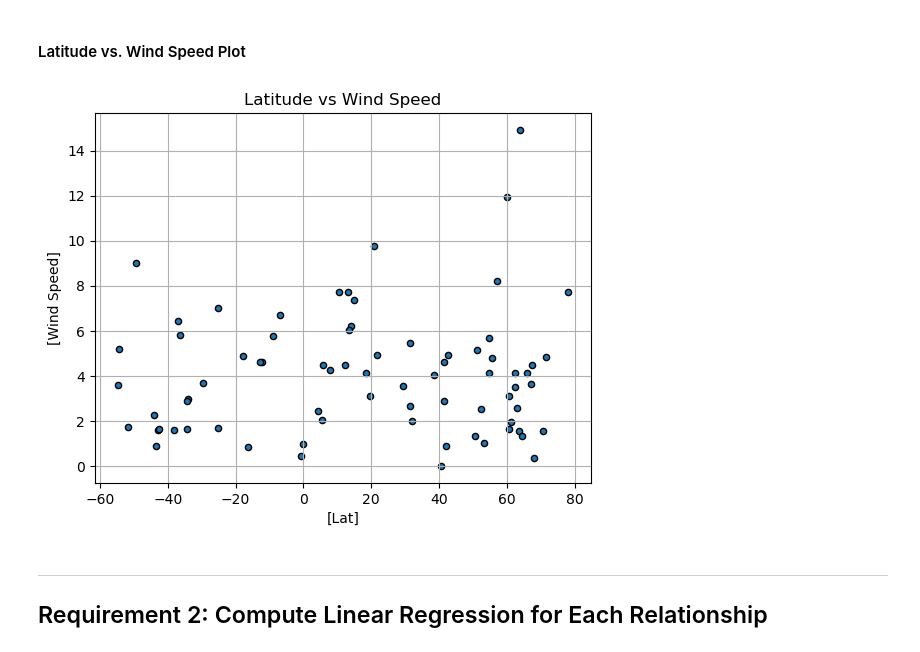
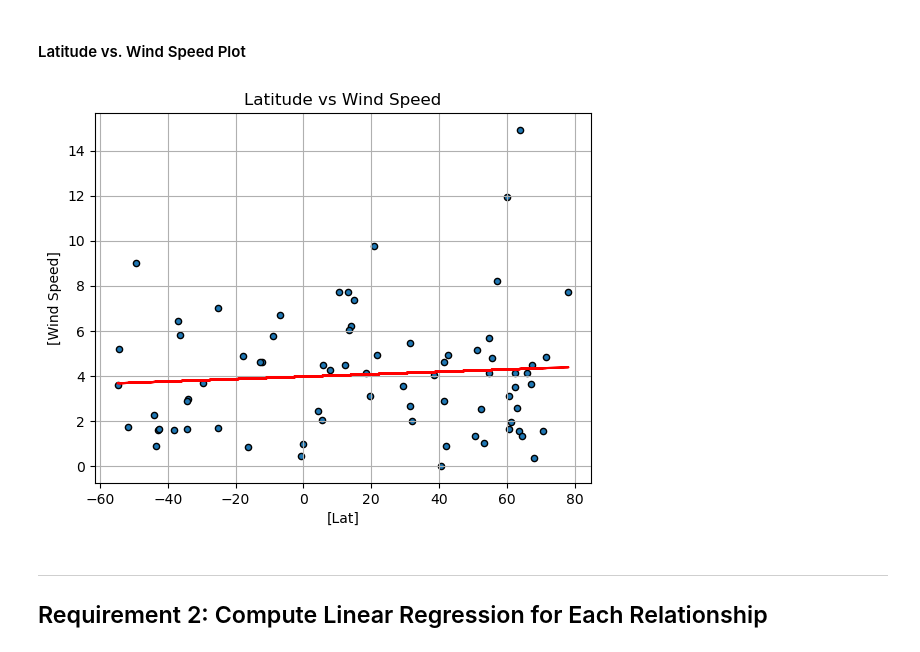
Before and after one commit to mjohnnywest/module_6_challenge, a Jupyter notebook: WeatherPy Starter.ipynb, the cells around one changed output. Saved outputs shown, nothing was run; the diff lists cells and outputs as text; code cells hidden in the pictures.

```diff
--- a/WeatherPy Starter.ipynb
+++ b/WeatherPy Starter.ipynb
@@ -268,18 +268,19 @@ plt.show()
 # %%
 # Build scatter plot for latitude vs. temperature
 city_data_df.plot.scatter(x = ["Lat"], y = ["Wind Speed"],
                          marker = "o", edgecolors= "black")
+linreg(city_data_df["Lat"],city_data_df["Wind Speed"])
 
 # Incorporate the other graph properties
 plt.grid()
 plt.title("Latitude vs Wind Speed")
 # Save the figure
-plt.savefig("output_data/Fig1.png")
+plt.savefig("output_data/Fig4.png")
 
 # Show plot
 plt.show()
 # %% [output]
-[figure, old version]
+[figure, new version]
 # %% [markdown]
 ---
 
```
Also changed, not shown: parts of 22 cells of this notebook, 9 other files.
